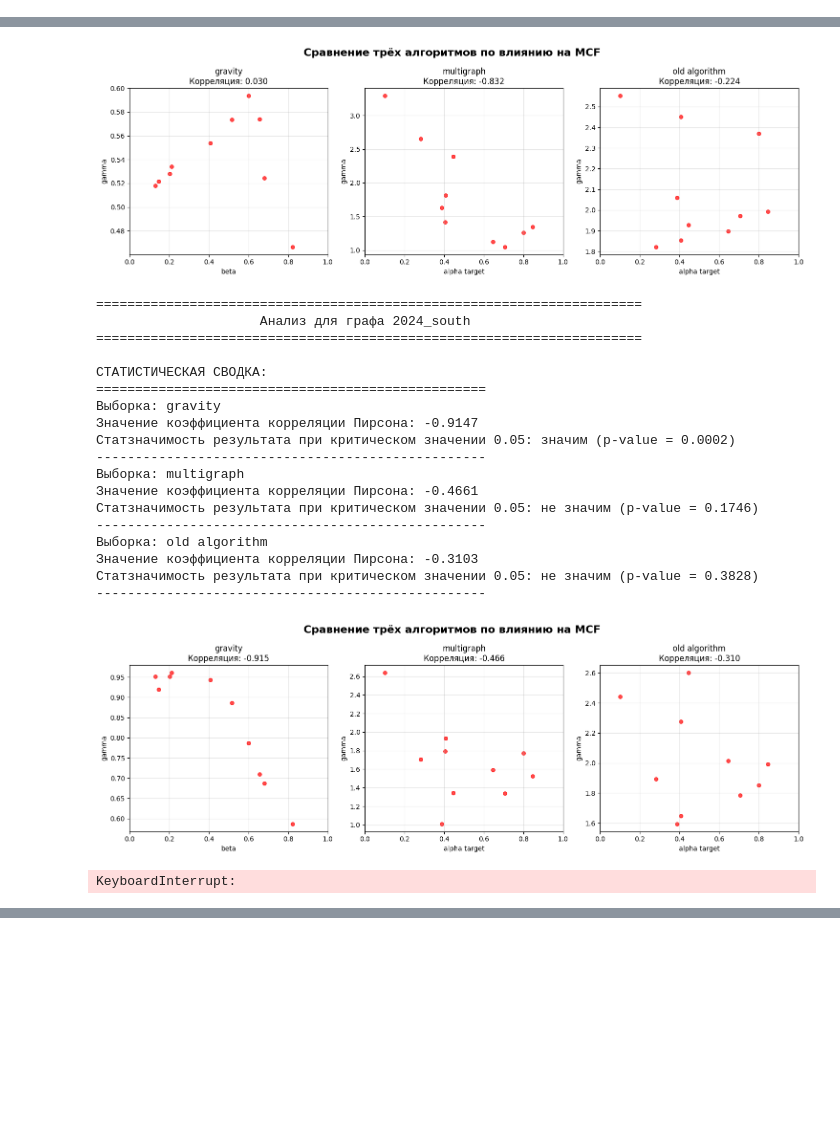
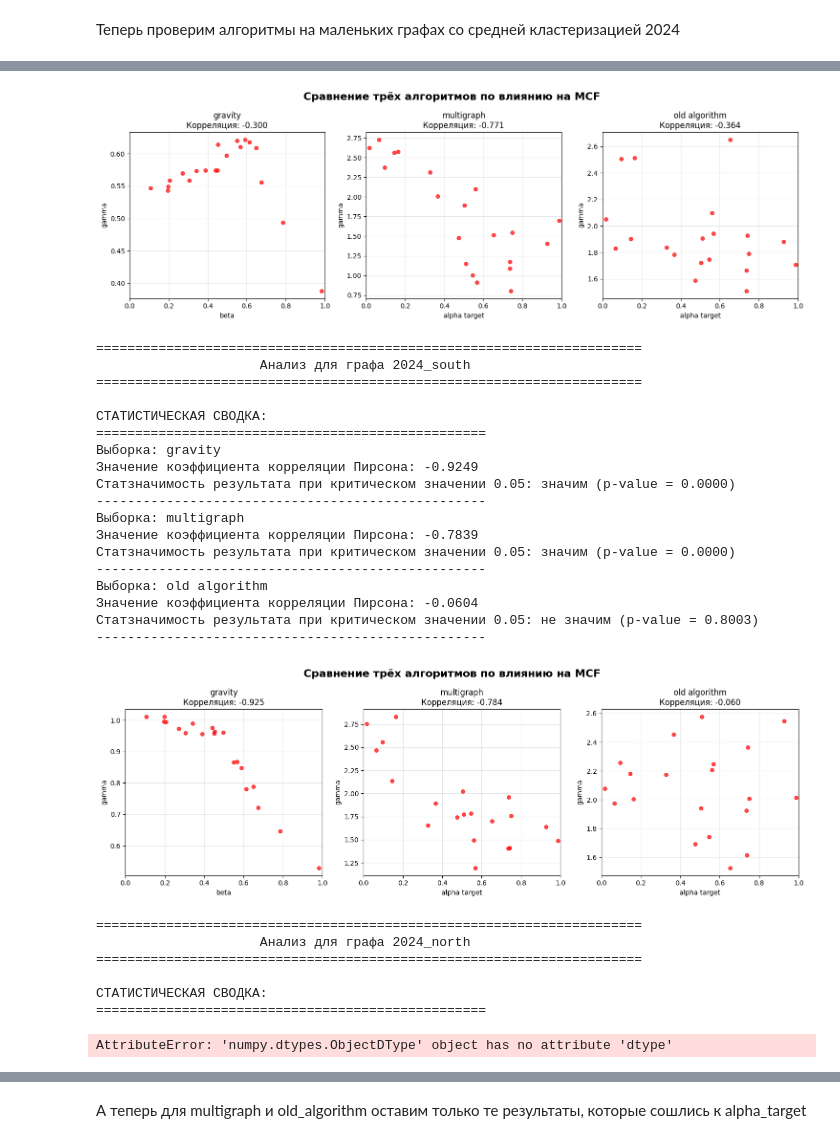
Before and after one commit to Karasiari/Graphs, a Jupyter notebook: PipelineAnalysis.ipynb, the cells around one changed output, grey strips where cells are left out. Saved outputs shown, nothing was run; the diff lists cells and outputs as text; code cells hidden in the pictures; blank space fills up the shorter version.

```diff
--- a/PipelineAnalysis.ipynb
+++ b/PipelineAnalysis.ipynb
@@ -213,5 +221,5 @@ path_to_folder = '/content/drive/MyDrive/Кола' # Свой путь
 # %%
-small_graphs_for_test_names = ['cola_t3', 'cola_t2']#, 'cola_t10', 'cola_t2', 'cola_t8']
+small_graphs_for_test_names = ['cola_t3', 'cola_t10', 'cola_t2', 'cola_t8']
 small_graphs_for_test = get_graphs(path_to_folder, small_graphs_for_test_names, True)
 
 high_clustered_graphs_for_test_names = ['2024_north', '2024_south', '2024_southwest']
@@ -219,14 +229,16 @@ high_clusteres_graphs_for_test = get_graphs(path_to_folder, high_clustered_graph
 # %%
 import random
+import numpy as np
 from graphmcf.core import GraphMCF
 from graphmcf.demands import GravitationalGenerator, MCFGeneratorMultiGraph, MCFGeneratorMultiEdges
 from graphmcf.data import compute_laplacian_matrix
 
-def gravity_results(graph, beta):
+def gravity_results(graph, beta, dyn_k):
 
   graph_gravity = GraphMCF(graph['adj_matrix'])
   graph_size = graph_gravity.n
-  gen = GravitationalGenerator(beta=beta, intensity=int(graph_size*1000), centrality='pagerank', edge_perc=1/graph_size, edge_mode='dynamic', dyn_max=1, dyn_law='exponential', dyn_k=0.95)
+  median_capacity = np.median([data['weight'] for u, v, data in graph_gravity.graph.edges(data=True) if 'weight' in data])
+  gen = GravitationalGenerator(beta=beta, intensity=int(3*median_capacity*graph_size), centrality='pagerank', edge_perc=1/graph_size, edge_mode='dynamic', dyn_max=1, dyn_law='exponential', dyn_k=dyn_k)
   res = gen.generate(graph_gravity)
 
   demands_laplacian = compute_laplacian_matrix(graph_gravity.demands_graph)
@@ -267,7 +279,3 @@ def old_results(graph, alpha):
   gamma = sol.gamma
 
   return (alpha, gamma, abs(alpha - res.alpha_history[-1]) < 0.025)
-
-sample_size = 10
-betas_sample = [random.uniform(0, 1) for _ in range(sample_size)]
-alphas_sample = [random.uniform(0, 1) for _ in range(sample_size)]
@@ -273,0 +284,4 @@ alphas_sample = [random.uniform(0, 1) for _ in range(sample_size)]
+# %%
+sample_size = 20
+betas_sample = [random.uniform(0, 1) for _ in range(sample_size)]
+alphas_sample = [random.uniform(0, 1) for _ in range(sample_size)]
@@ -342,7 +360,7 @@ for name, graph in small_graphs_for_test.items():
   output_for_multigraph[name] = []
   output_for_old[name] = []
   for beta in betas_sample:
-    output = gravity_results(graph, beta)
+    output = gravity_results(graph, beta, dyn_k=0.8)
     output_for_gravity[name].append(output)
   for alpha in alphas_sample:
     output = multigraph_results(graph, alpha)
@@ -454,3 +553,5 @@ for name, graph in small_graphs_for_test.items():
+# %% [markdown]
+Теперь проверим алгоритмы на маленьких графах со средней кластеризацией 2024
 # %%
 print_section_header("Прогоним и сравним алгоритмы в смысле связи с gamma на средне кластеризованных графах 2024\n\n")
 output_for_gravity = {}
@@ -461,7 +562,7 @@ for name, graph in high_clusteres_graphs_for_test.items():
   output_for_multigraph[name] = []
   output_for_old[name] = []
   for beta in betas_sample:
-    output = gravity_results(graph, beta)
+    output = gravity_results(graph, beta, dyn_k=0.95)
     output_for_gravity[name].append(output)
   for alpha in alphas_sample:
     output = multigraph_results(graph, alpha)
@@ -503,22 +604,28 @@ for name, graph in high_clusteres_graphs_for_test.items():
 --------------------------------------------------
-[figure, old version]
+[figure, new version]
 ======================================================================
                      Анализ для графа 2024_south
 ======================================================================
 
 СТАТИСТИЧЕСКАЯ СВОДКА:
 ==================================================
 Выборка: gravity
-Значение коэффициента корреляции Пирсона: -0.9147
-Статзначимость результата при критическом значении 0.05: значим (p-value = 0.0002)
+Значение коэффициента корреляции Пирсона: -0.9249
+Статзначимость результата при критическом значении 0.05: значим (p-value = 0.0000)
 --------------------------------------------------
 Выборка: multigraph
-Значение коэффициента корреляции Пирсона: -0.4661
-Статзначимость результата при критическом значении 0.05: не значим (p-value = 0.1746)
+Значение коэффициента корреляции Пирсона: -0.7839
+Статзначимость результата при критическом значении 0.05: значим (p-value = 0.0000)
 --------------------------------------------------
 Выборка: old algorithm
-Значение коэффициента корреляции Пирсона: -0.3103
-Статзначимость результата при критическом значении 0.05: не значим (p-value = 0.3828)
+Значение коэффициента корреляции Пирсона: -0.0604
+Статзначимость результата при критическом значении 0.05: не значим (p-value = 0.8003)
 --------------------------------------------------
-[figure, old version]
+[figure, new version]
-KeyboardInterrupt:
+======================================================================
+                     Анализ для графа 2024_north
+======================================================================
+
+СТАТИСТИЧЕСКАЯ СВОДКА:
+==================================================
+AttributeError: 'numpy.dtypes.ObjectDType' object has no attribute 'dtype'
@@ -525,3 +633,5 @@ KeyboardInterrupt:
+# %% [markdown]
+А теперь для multigraph и old_algorithm оставим только те результаты, которые сошлись к alpha_target
 # %%
 print_section_header("То же, но для сошедшихся multigraph и old algorithm\n\n")
 for name, graph in high_clusteres_graphs_for_test.items():
```
Also changed, not shown: parts of 24 cells of this notebook.
